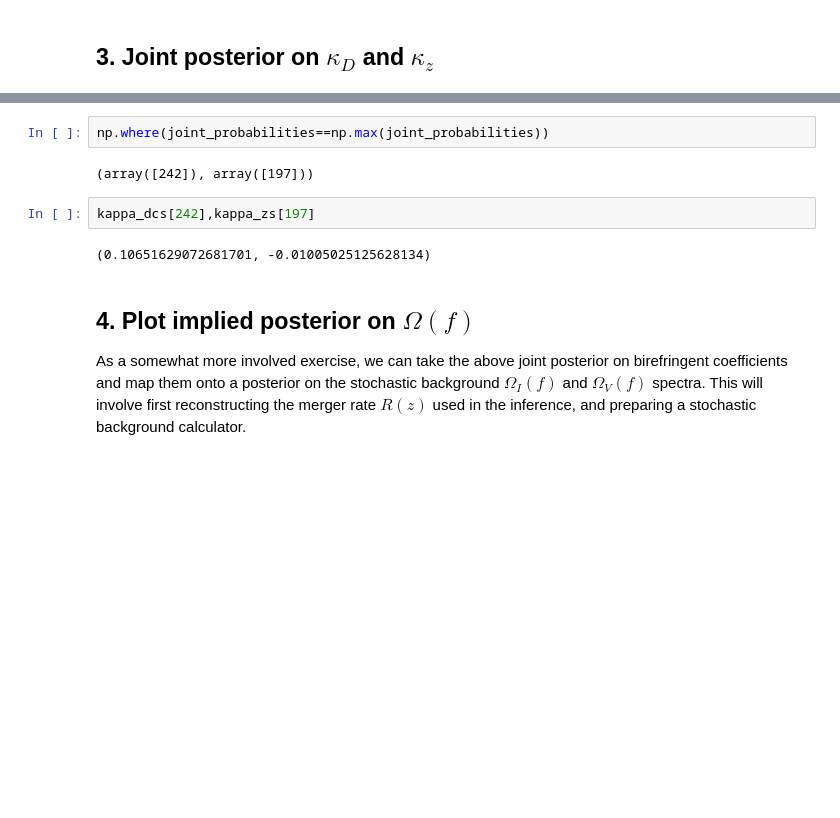
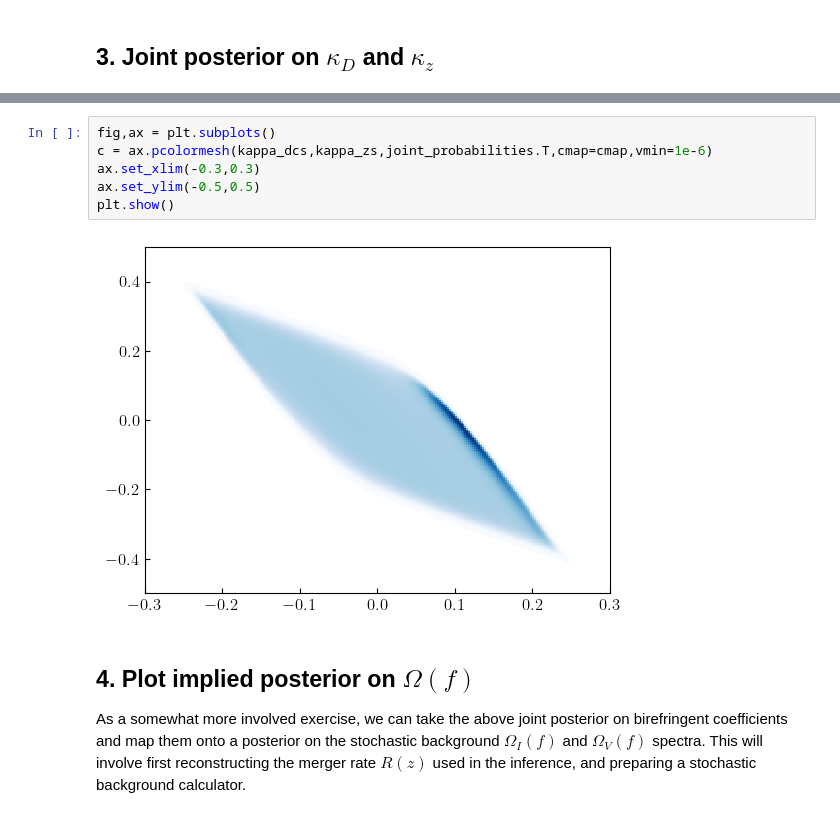
Before and after one commit to tcallister/stochastic-birefringence, a Jupyter notebook: data/inspect_birefringence_delayedSFR.ipynb, the cells around one changed output, grey strips where cells are left out. Saved outputs shown, nothing was run; the diff lists cells and outputs as text; blank space fills up the shorter version.

```diff
--- a/data/inspect_birefringence_delayedSFR.ipynb
+++ b/data/inspect_birefringence_delayedSFR.ipynb
@@ -137,11 +143,11 @@ plt.show()
-# %%
-np.where(joint_probabilities==np.max(joint_probabilities))
-# %% [output]
-(array([242]), array([197]))
-# %%
-kappa_dcs[242],kappa_zs[197]
-# %% [output]
-(0.10651629072681701, -0.01005025125628134)
+# %%
+fig,ax = plt.subplots()
+c = ax.pcolormesh(kappa_dcs,kappa_zs,joint_probabilities.T,cmap=cmap,vmin=1e-6)
+ax.set_xlim(-0.3,0.3)
+ax.set_ylim(-0.5,0.5)
+plt.show()
+# %% [output]
+[figure, added]
 # %% [markdown]
 ## 4. Plot implied posterior on $\Omega(f)$
 
```
Also changed, not shown: parts of 3 cells of this notebook, 5 other files.
